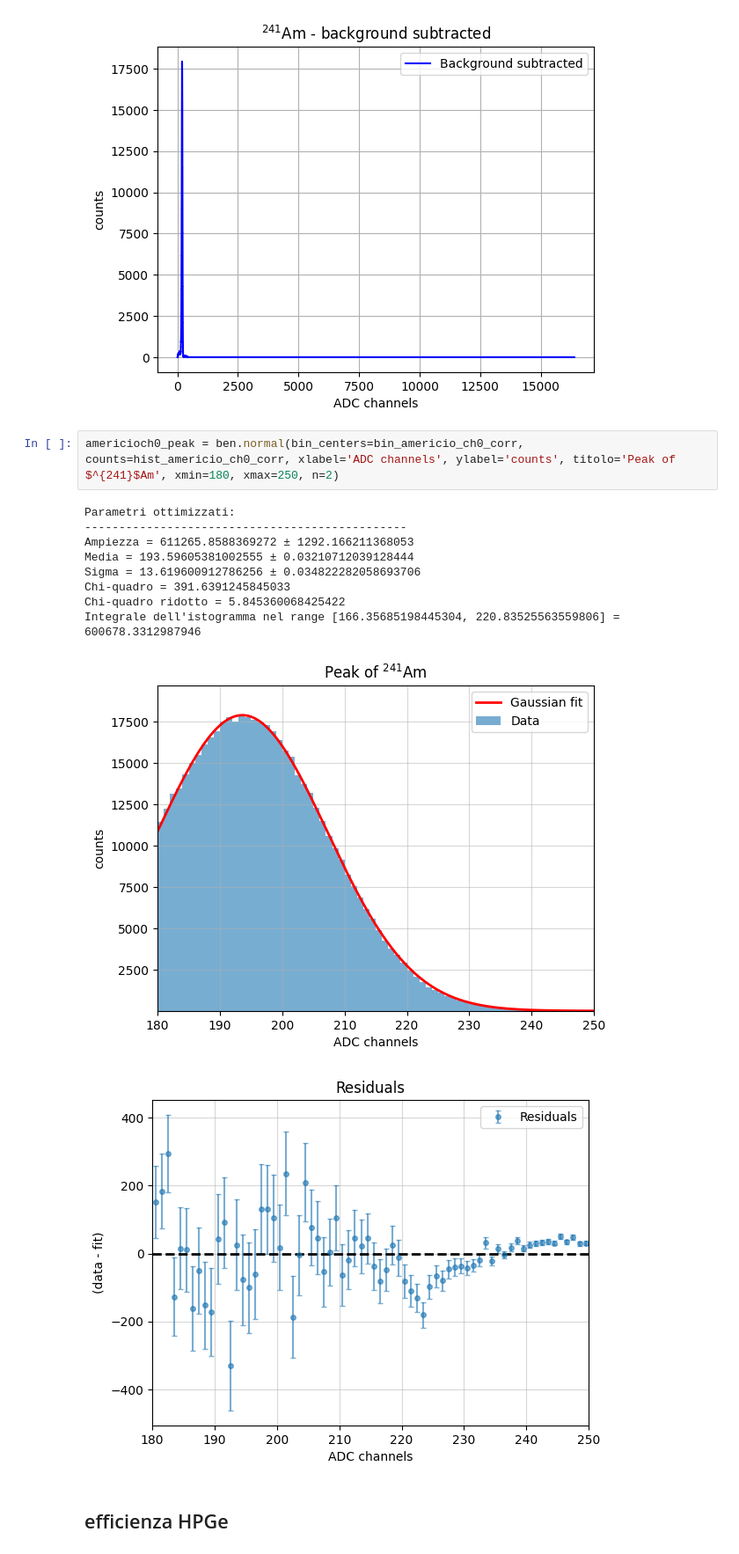
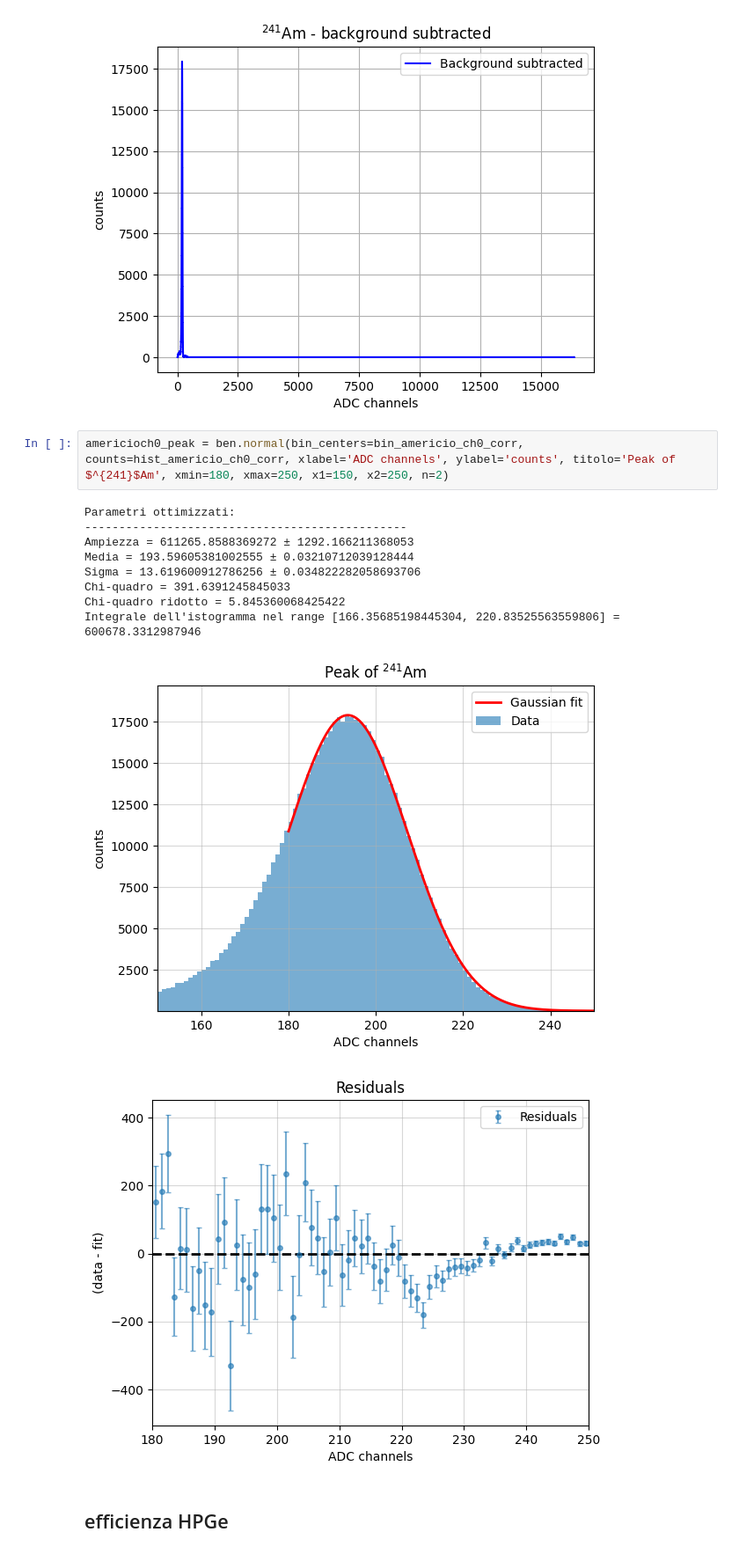
Before and after one commit to b3n3d3tt4/gamma, a Jupyter notebook: analisi.ipynb, the cells around one changed output. Shown at 88% size. Cells and saved outputs as stored; diff of their text form.

Commit message:
picco americio meglio

```diff
--- a/analisi.ipynb
+++ b/analisi.ipynb
@@ -172,17 +172,17 @@ bin_americio_ch0_corr, hist_americio_ch0_corr = ben.background(americio_ch0, fon
 # %% [output]
 [figure]
 # %%
-americioch0_peak = ben.normal(bin_centers=bin_americio_ch0_corr, counts=hist_americio_ch0_corr, xlabel='ADC channels', ylabel='counts', titolo='Peak of $^{241}$Am', xmin=180, xmax=250, n=2)
+americioch0_peak = ben.normal(bin_centers=bin_americio_ch0_corr, counts=hist_americio_ch0_corr, xlabel='ADC channels', ylabel='counts', titolo='Peak of $^{241}$Am', xmin=180, xmax=250, x1=150, x2=250, n=2)
 # %% [output]
 Parametri ottimizzati:
 -----------------------------------------------
 Ampiezza = 611265.8588369272 ± 1292.166211368053
 Media = 193.59605381002555 ± 0.03210712039128444
 Sigma = 13.619600912786256 ± 0.034822282058693706
 Chi-quadro = 391.6391245845033
 Chi-quadro ridotto = 5.845360068425422
 Integrale dell'istogramma nel range [166.35685198445304, 220.83525563559806] = 600678.3312987946
-[figure, old version]
+[figure, new version]
 [figure]
 # %% [markdown]
 ## efficienza HPGe
```
Also changed, not shown: parts of 2 cells of this notebook.
